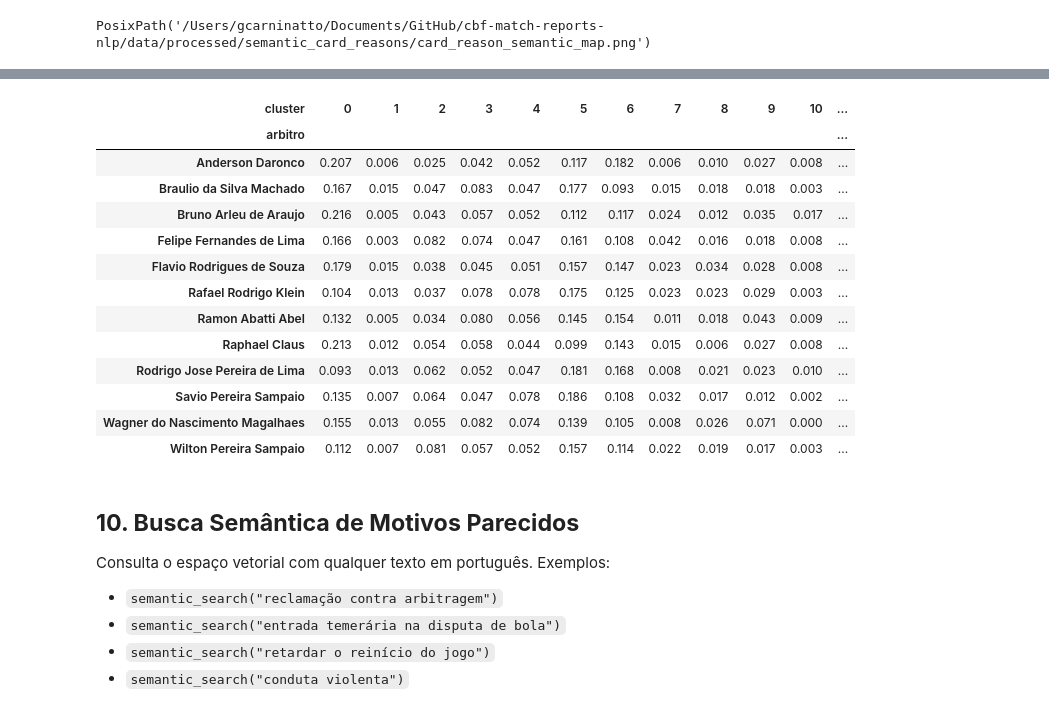
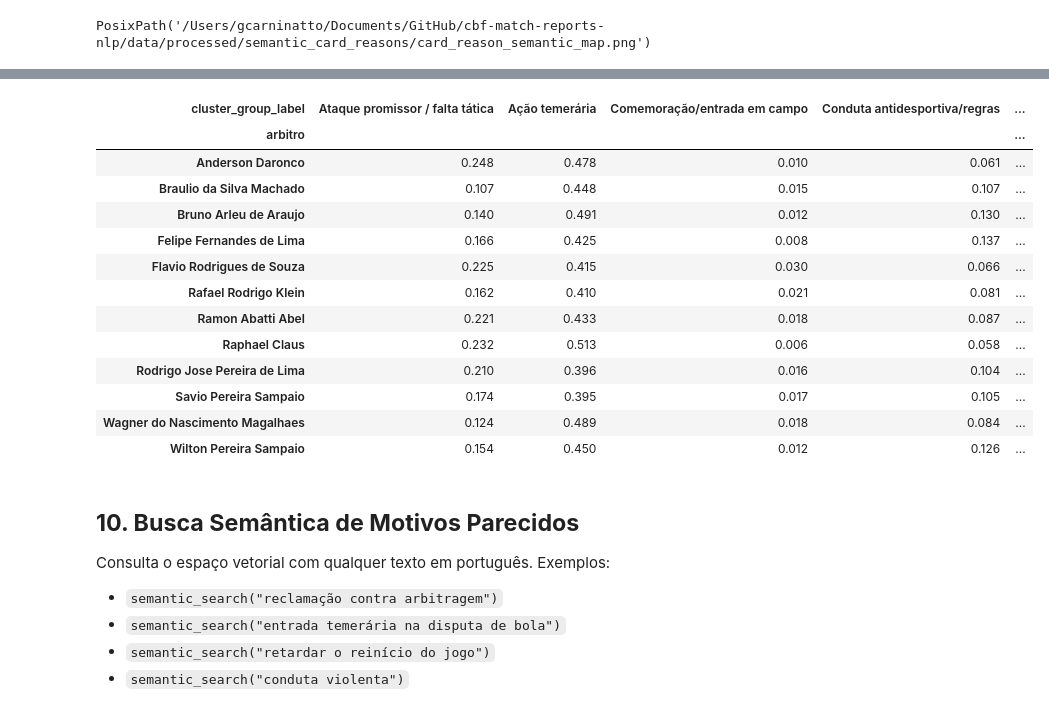
Before and after one commit to gcarbs1/cbf-match-report-analysis, a Jupyter notebook: notebooks/2-semantic_card_reasons_embeddings.ipynb, the cells around one changed output, grey strips where cells are left out. Saved outputs shown, nothing was run; the diff lists cells and outputs as text; code cells hidden in the pictures.

```diff
--- a/notebooks/2-semantic_card_reasons_embeddings.ipynb
+++ b/notebooks/2-semantic_card_reasons_embeddings.ipynb
@@ -192,8 +215,11 @@ if FINETUNE_MODEL:
     _model_ready = (FINETUNED_MODEL_DIR / "modules.json").exists()
 
     if _model_ready:
-        print(f"Modelo fine-tunado encontrado em {FINETUNED_MODEL_DIR}. Carregando...")
-        embedding_model = load_embedding_model(FINETUNED_MODEL_DIR)
+        if Path(INITIAL_MODEL_PATH) == FINETUNED_MODEL_DIR:
+            print(f"Modelo fine-tunado encontrado em {FINETUNED_MODEL_DIR}. Usando modelo já carregado.")
+        else:
+            print(f"Modelo fine-tunado encontrado em {FINETUNED_MODEL_DIR}. Carregando...")
+            embedding_model = load_embedding_model(FINETUNED_MODEL_DIR)
     else:
         # Remove diretório incompleto de runs anteriores que falharam
         import shutil
@@ -276,15 +302,7 @@ if FINETUNE_MODEL:
         print(f"Modelo salvo em: {FINETUNED_MODEL_DIR}")
         embedding_model = ft_model
 
-    # Re-encoda com o modelo fine-tunado
-    embeddings = embedding_model.encode(
-        texts,
-        show_progress_bar=True,
-        normalize_embeddings=True,
-        batch_size=64,
-    )
-    embeddings = np.asarray(embeddings)
-    print(f"Embeddings re-computados com modelo fine-tunado. Shape: {embeddings.shape}")
+
 else:
     print("Fine-tuning desabilitado (FINETUNE_MODEL=False). Usando embeddings do modelo base.")
 # %% [output]
@@ -349,6 +623,10 @@ Avaliação: Silhouette = 0.4850 | Davies-Bouldin = 1.3801
 # %%
+cluster_assignment_columns = [
+    "embedding_key", "cluster", "cluster_base", "domain_split_label", "cluster_split_key",
+]
+
 reasons_clustered = reasons.merge(
-    reason_counts[["embedding_key", "cluster"]],
+    reason_counts[cluster_assignment_columns],
     left_on=TEXT_COLUMN,
     right_on="embedding_key",
     how="left",
@@ -527,9 +1136,11 @@ PosixPath('/Users/gcarninatto/Documents/GitHub/cbf-match-reports-nlp/data/proces
 # %%
-cluster_by_year = pd.crosstab(
+ANALYSIS_LABEL_COLUMN = "cluster_group_label"
+
+cluster_group_by_year = pd.crosstab(
     reasons_clustered["year"],
-    reasons_clustered["cluster"],
+    reasons_clustered[ANALYSIS_LABEL_COLUMN],
     normalize="index",
 ).round(3)
 
-cluster_by_year
+cluster_group_by_year
 # %% [output]
@@ -569,27 +1182,29 @@ cluster_by_team
 # %%
 top_referees = reasons_clustered["arbitro"].value_counts().head(12).index
-cluster_by_referee = pd.crosstab(
-    reasons_clustered[reasons_clustered["arbitro"].isin(top_referees)]["arbitro"],
-    reasons_clustered[reasons_clustered["arbitro"].isin(top_referees)]["cluster"],
+referee_subset = reasons_clustered[reasons_clustered["arbitro"].isin(top_referees)]
+
+cluster_group_by_referee = pd.crosstab(
+    referee_subset["arbitro"],
+    referee_subset[ANALYSIS_LABEL_COLUMN],
     normalize="index",
 ).round(3)
 
-cluster_by_referee
+cluster_group_by_referee
 # %% [output]
-| cluster | 0 | 1 | 2 | 3 | 4 | 5 | 6 | 7 | 8 | 9 | 10 | ... |
-| arbitro |  |  |  |  |  |  |  |  |  |  |  | ... |
-| Anderson Daronco | 0.207 | 0.006 | 0.025 | 0.042 | 0.052 | 0.117 | 0.182 | 0.006 | 0.010 | 0.027 | 0.008 | ... |
-| Braulio da Silva Machado | 0.167 | 0.015 | 0.047 | 0.083 | 0.047 | 0.177 | 0.093 | 0.015 | 0.018 | 0.018 | 0.003 | ... |
-| Bruno Arleu de Araujo | 0.216 | 0.005 | 0.043 | 0.057 | 0.052 | 0.112 | 0.117 | 0.024 | 0.012 | 0.035 | 0.017 | ... |
-| Felipe Fernandes de Lima | 0.166 | 0.003 | 0.082 | 0.074 | 0.047 | 0.161 | 0.108 | 0.042 | 0.016 | 0.018 | 0.008 | ... |
-| Flavio Rodrigues de Souza | 0.179 | 0.015 | 0.038 | 0.045 | 0.051 | 0.157 | 0.147 | 0.023 | 0.034 | 0.028 | 0.008 | ... |
-| Rafael Rodrigo Klein | 0.104 | 0.013 | 0.037 | 0.078 | 0.078 | 0.175 | 0.125 | 0.023 | 0.023 | 0.029 | 0.003 | ... |
-| Ramon Abatti Abel | 0.132 | 0.005 | 0.034 | 0.080 | 0.056 | 0.145 | 0.154 | 0.011 | 0.018 | 0.043 | 0.009 | ... |
-| Raphael Claus | 0.213 | 0.012 | 0.054 | 0.058 | 0.044 | 0.099 | 0.143 | 0.015 | 0.006 | 0.027 | 0.008 | ... |
-| Rodrigo Jose Pereira de Lima | 0.093 | 0.013 | 0.062 | 0.052 | 0.047 | 0.181 | 0.168 | 0.008 | 0.021 | 0.023 | 0.010 | ... |
-| Savio Pereira Sampaio | 0.135 | 0.007 | 0.064 | 0.047 | 0.078 | 0.186 | 0.108 | 0.032 | 0.017 | 0.012 | 0.002 | ... |
-| Wagner do Nascimento Magalhaes | 0.155 | 0.013 | 0.055 | 0.082 | 0.074 | 0.139 | 0.105 | 0.008 | 0.026 | 0.071 | 0.000 | ... |
-| Wilton Pereira Sampaio | 0.112 | 0.007 | 0.081 | 0.057 | 0.052 | 0.157 | 0.114 | 0.022 | 0.019 | 0.017 | 0.003 | ... |
+| cluster_group_label | Ataque promissor / falta tática | Ação temerária | Comemoração/entrada em campo | Conduta antidesportiva/regras | ... |
+| arbitro |  |  |  |  | ... |
+| Anderson Daronco | 0.248 | 0.478 | 0.010 | 0.061 | ... |
+| Braulio da Silva Machado | 0.107 | 0.448 | 0.015 | 0.107 | ... |
+| Bruno Arleu de Araujo | 0.140 | 0.491 | 0.012 | 0.130 | ... |
+| Felipe Fernandes de Lima | 0.166 | 0.425 | 0.008 | 0.137 | ... |
+| Flavio Rodrigues de Souza | 0.225 | 0.415 | 0.030 | 0.066 | ... |
+| Rafael Rodrigo Klein | 0.162 | 0.410 | 0.021 | 0.081 | ... |
+| Ramon Abatti Abel | 0.221 | 0.433 | 0.018 | 0.087 | ... |
+| Raphael Claus | 0.232 | 0.513 | 0.006 | 0.058 | ... |
+| Rodrigo Jose Pereira de Lima | 0.210 | 0.396 | 0.016 | 0.104 | ... |
+| Savio Pereira Sampaio | 0.174 | 0.395 | 0.017 | 0.105 | ... |
+| Wagner do Nascimento Magalhaes | 0.124 | 0.489 | 0.018 | 0.084 | ... |
+| Wilton Pereira Sampaio | 0.154 | 0.450 | 0.012 | 0.126 | ... |
 # %% [markdown]
 ## **10. Busca Semântica de Motivos Parecidos**
 
```
Also changed, not shown: parts of 21 cells of this notebook.
